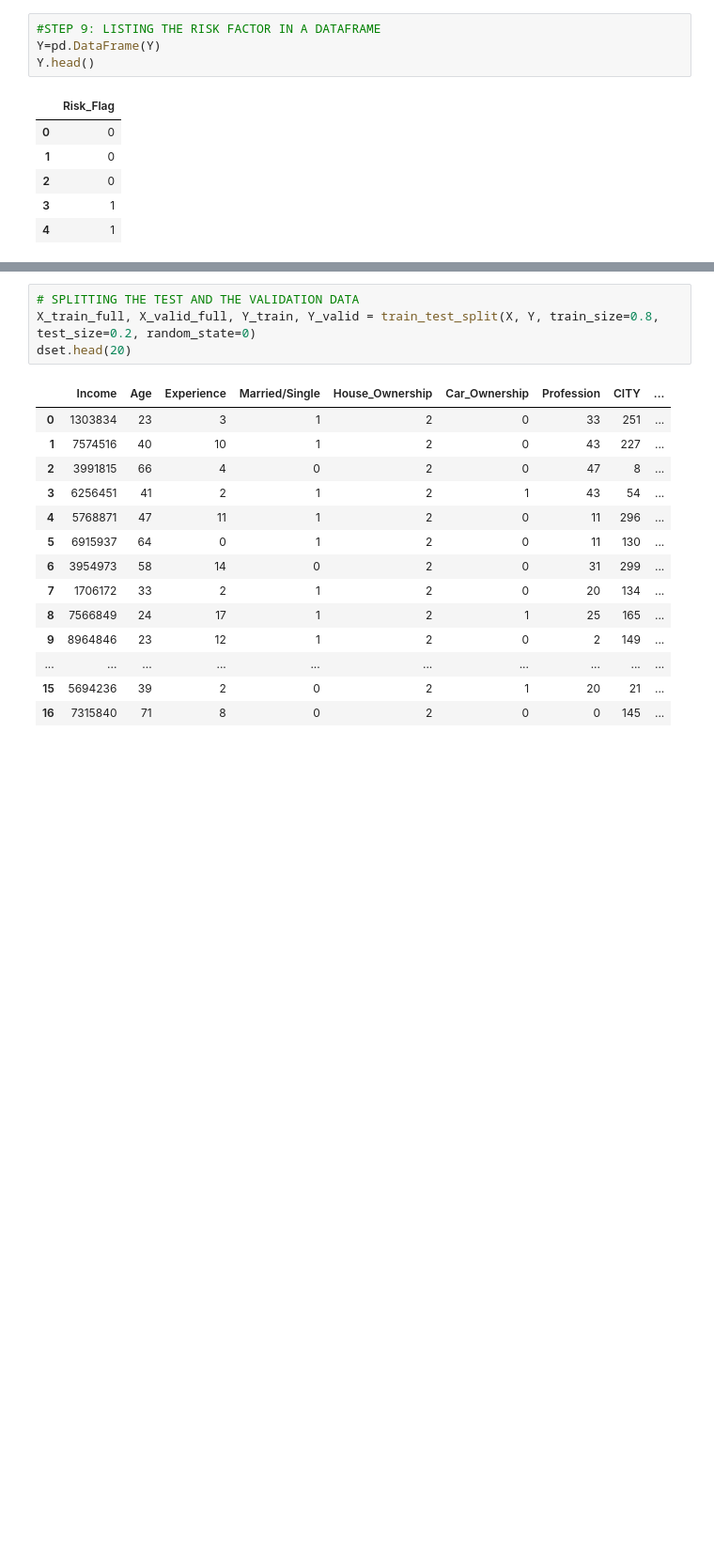
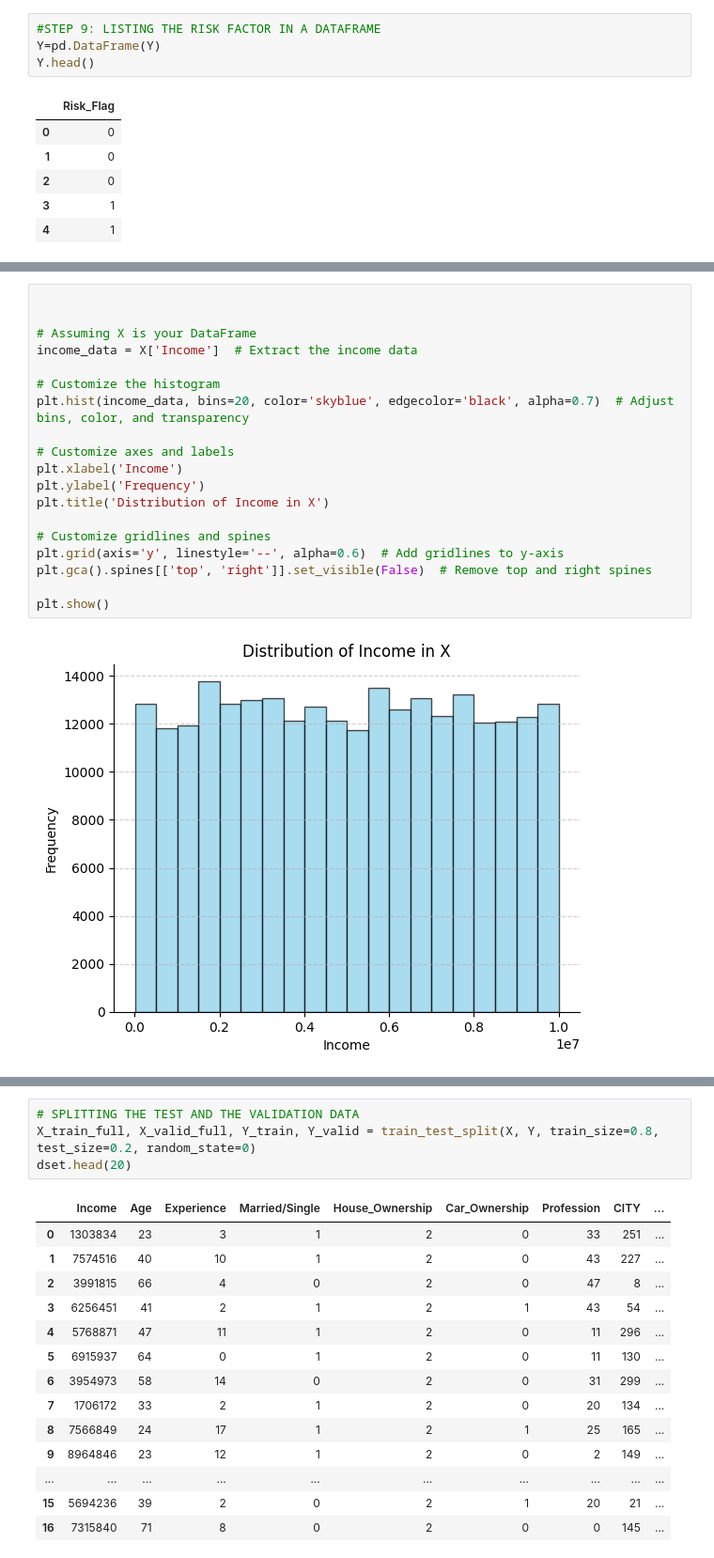
Before and after one commit to muhammadSWE/DIYLoanPredictor, a Jupyter notebook: diy-loan-predictor.ipynb, the cells around one changed output, grey strips where cells are left out. Shown at 94% size. Drawn from its saved outputs; the diff is of its cells as text; blank space fills up the shorter version.

```diff
--- a/diy-loan-predictor.ipynb
+++ b/diy-loan-predictor.ipynb
@@ -92,0 +104,21 @@ Y.head()
+# %%
+
+
+# Assuming X is your DataFrame
+income_data = X['Income']  # Extract the income data
+
+# Customize the histogram
+plt.hist(income_data, bins=20, color='skyblue', edgecolor='black', alpha=0.7)  # Adjust bins, color, and transparency
+
+# Customize axes and labels
+plt.xlabel('Income')
+plt.ylabel('Frequency')
+plt.title('Distribution of Income in X')
+
+# Customize gridlines and spines
+plt.grid(axis='y', linestyle='--', alpha=0.6)  # Add gridlines to y-axis
+plt.gca().spines[['top', 'right']].set_visible(False)  # Remove top and right spines
+
+plt.show()
+# %% [output]
+[figure, added]
```
Also changed, not shown: parts of 8 cells of this notebook.
